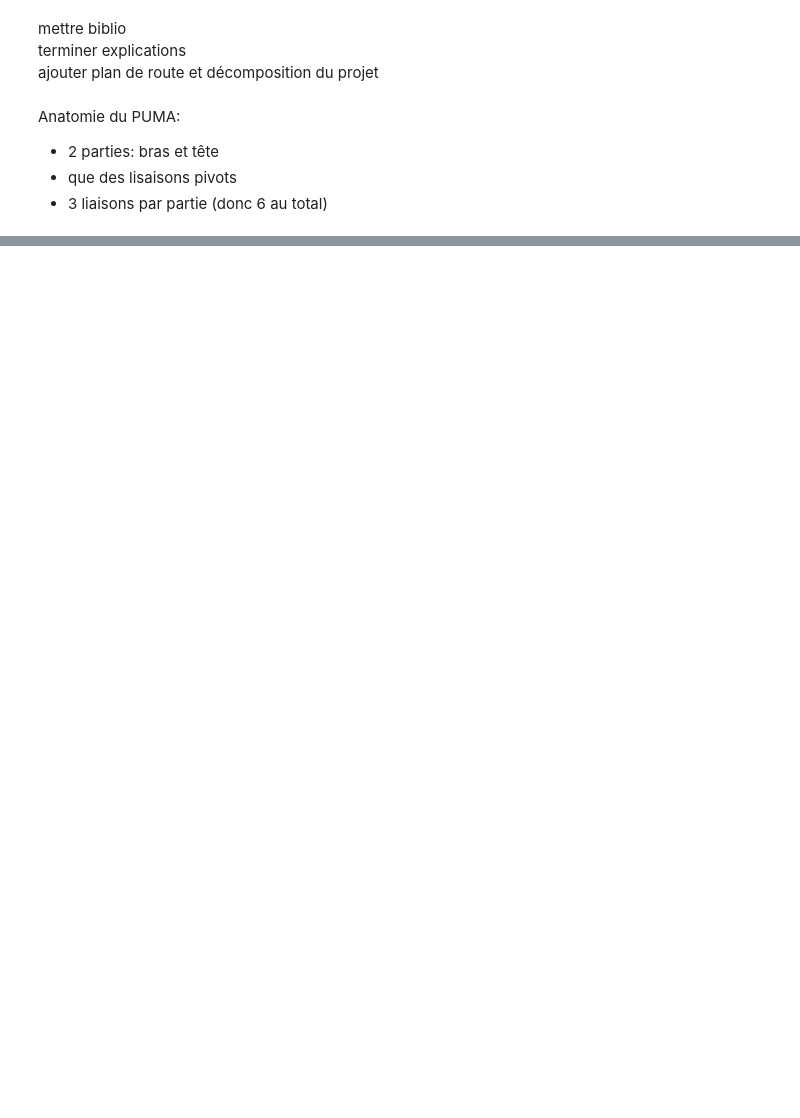
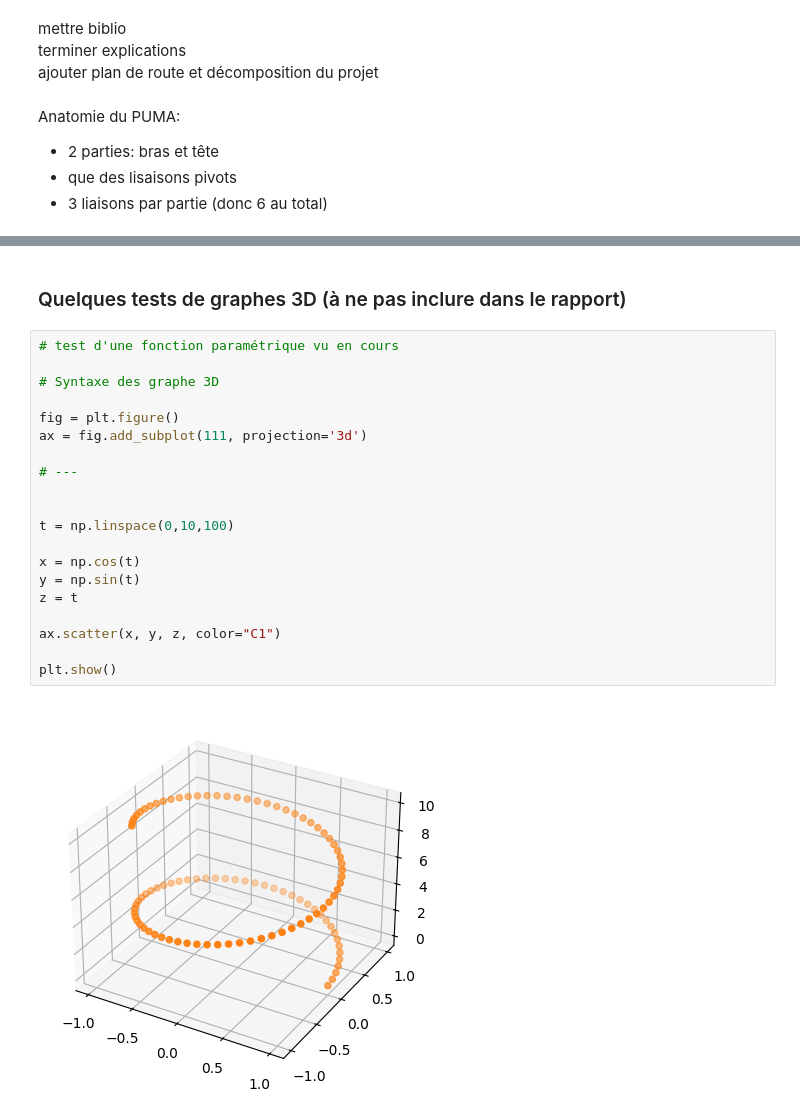
Before and after one commit to erwan-maugeri/Robot-Puma, a Jupyter notebook: cr_stage.ipynb, the cells around one changed output, grey strips where cells are left out. Saved outputs shown, nothing was run; the diff lists cells and outputs as text; blank space fills up the shorter version.

```diff
--- a/cr_stage.ipynb
+++ b/cr_stage.ipynb
@@ -49,0 +59,24 @@ I_q3 = (-225, 45)
+# %% [markdown]
+### Quelques tests de graphes 3D (à ne pas inclure dans le rapport)
+# %%
+# test d'une fonction paramétrique vu en cours
+
+# Syntaxe des graphe 3D
+
+fig = plt.figure()
+ax = fig.add_subplot(111, projection='3d')
+
+# ---
+
+
+t = np.linspace(0,10,100)
+
+x = np.cos(t)
+y = np.sin(t)
+z = t
+
+ax.scatter(x, y, z, color="C1")
+
+plt.show()
+# %% [output]
+[figure, added]
```
Also changed, not shown: parts of 19 cells of this notebook, 1 other file.
